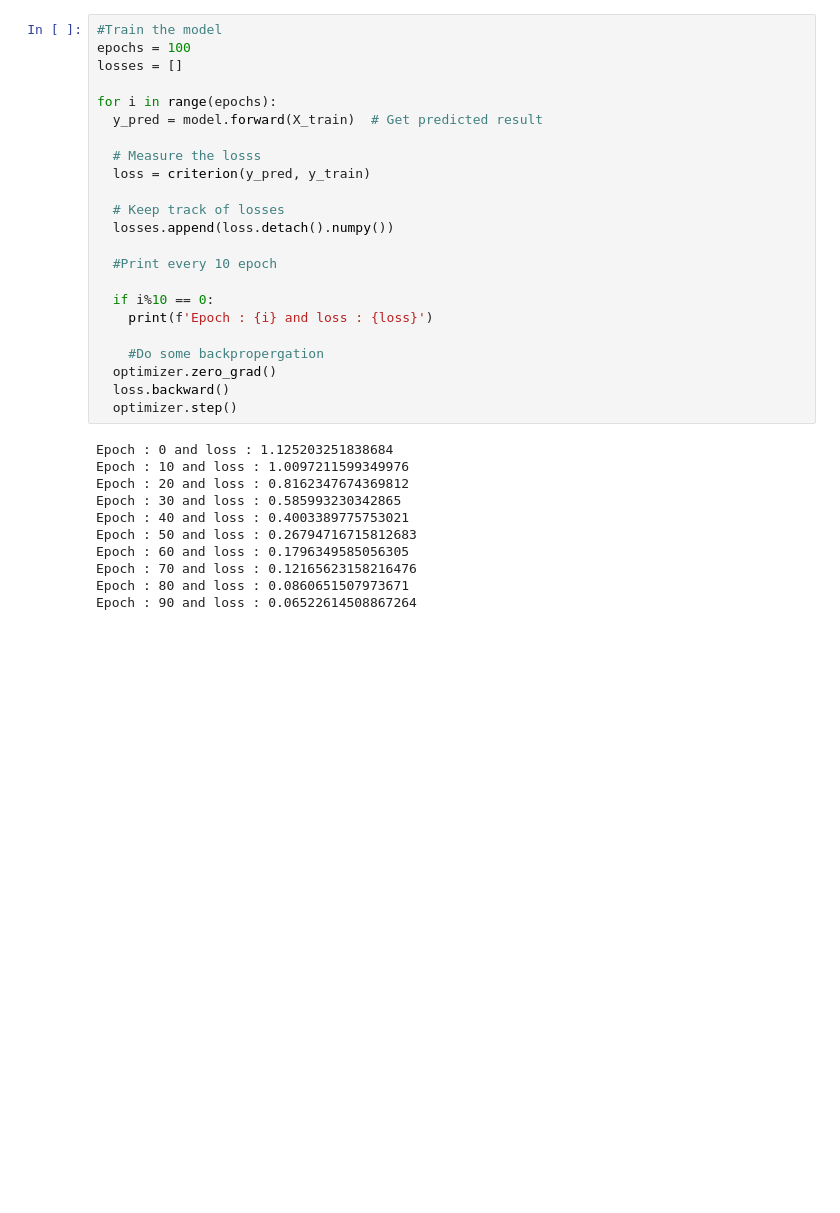
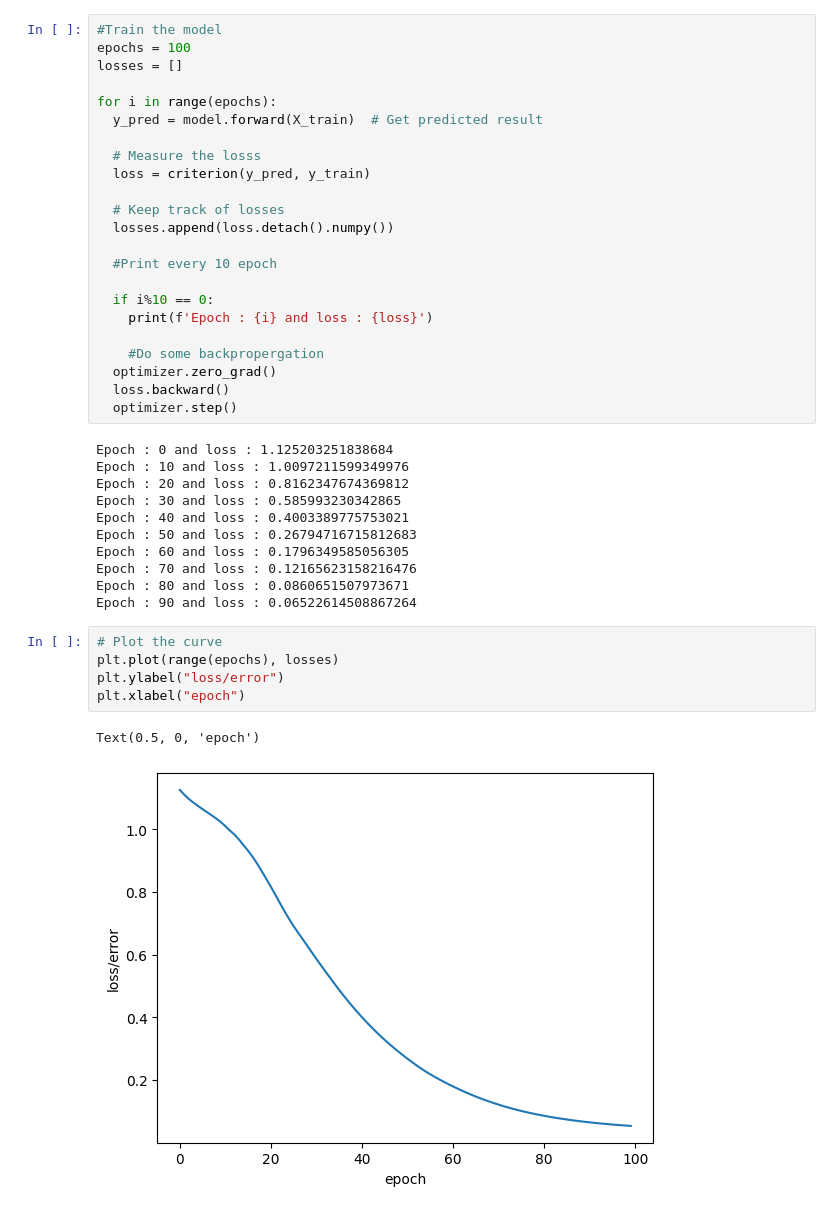
Before and after one commit to KalharaBatangala/Learn-pytorch, a Jupyter notebook: Simple_Neural_Network.ipynb, the cells around one changed output. Saved outputs shown, nothing was run; the diff lists cells and outputs as text; blank space fills up the shorter version.

```diff
--- a/Simple_Neural_Network.ipynb
+++ b/Simple_Neural_Network.ipynb
@@ -117,3 +117,11 @@ Epoch : 60 and loss : 0.1796349585056305
 Epoch : 70 and loss : 0.12165623158216476
 Epoch : 80 and loss : 0.0860651507973671
 Epoch : 90 and loss : 0.06522614508867264
+# %%
+# Plot the curve
+plt.plot(range(epochs), losses)
+plt.ylabel("loss/error")
+plt.xlabel("epoch")
+# %% [output]
+Text(0.5, 0, 'epoch')
+[figure, added]
```
